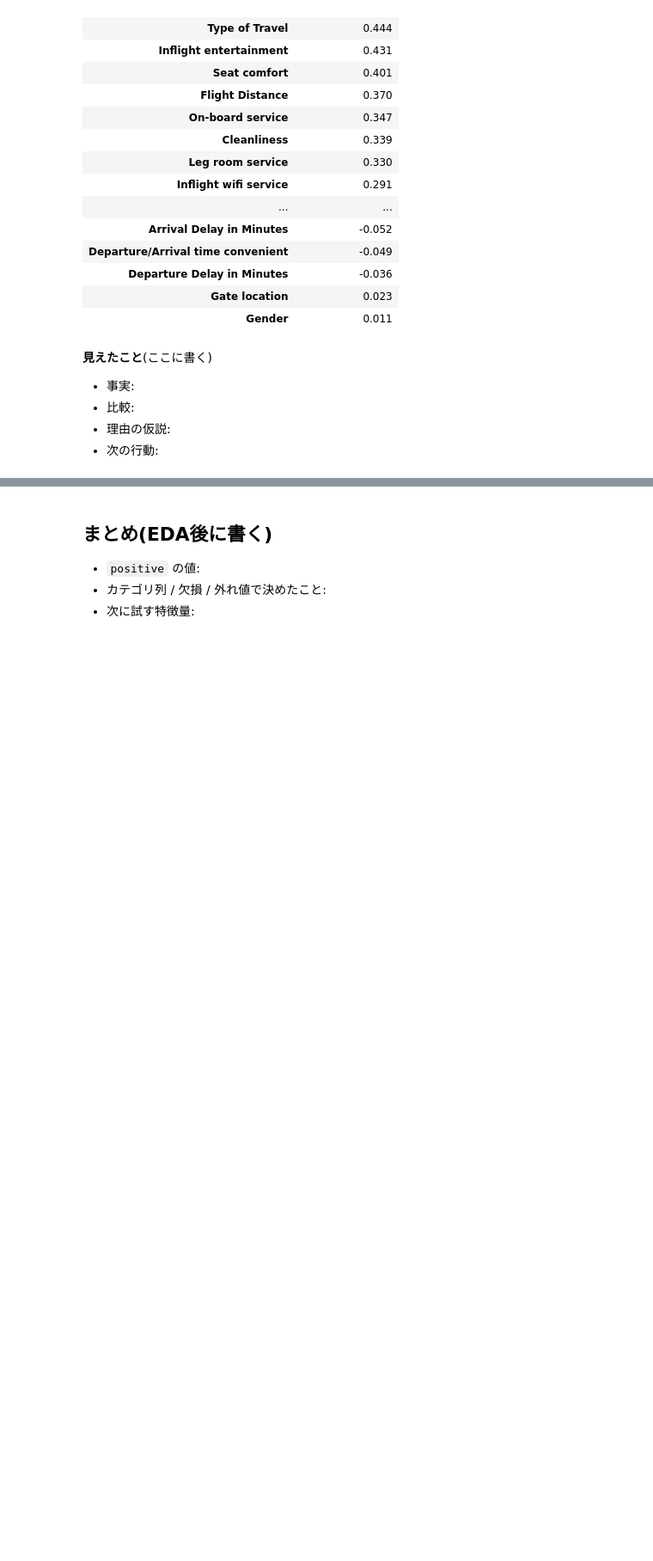
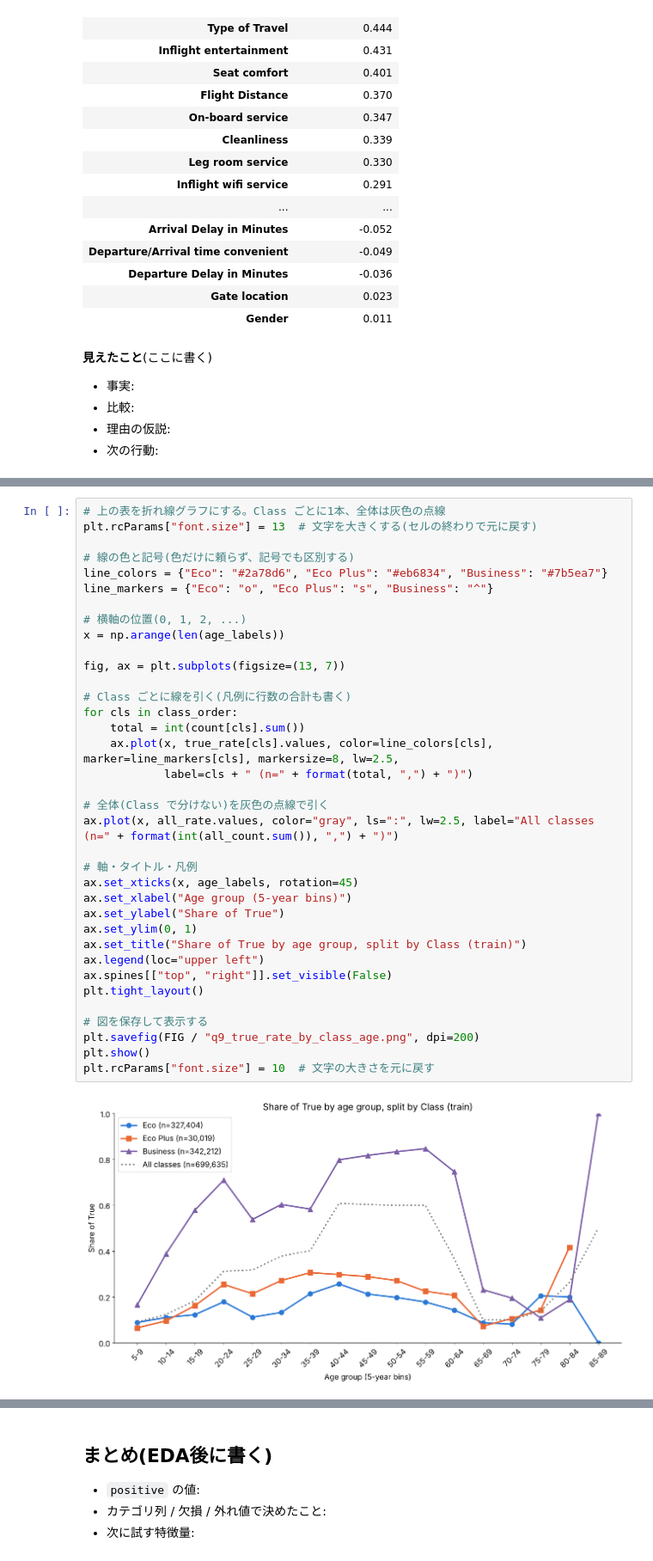
Before and after one commit to mika-42261/2610playground, a Jupyter notebook: 01_eda.ipynb, the cells around one changed output, grey strips where cells are left out. Shown at 86% size. Saved outputs shown, nothing was run; the diff lists cells and outputs as text; blank space fills up the shorter version.

Commit message:
EDA Q9: share of True by age group (5-year bins), split by Class
Co-Authored-By: Claude Sonnet 5.5 <noreply@anthropic.com>
Claude-Session: https://claude.ai/code/session_01J5KJpkFvTomVHyo4AoKNwZ

```diff
--- a/01_eda.ipynb
+++ b/01_eda.ipynb
@@ -830,0 +893,38 @@ display(corr_target.loc[order_cols].round(3).to_frame("corr with target"))
+# %%
+# 上の表を折れ線グラフにする。Class ごとに1本、全体は灰色の点線
+plt.rcParams["font.size"] = 13  # 文字を大きくする(セルの終わりで元に戻す)
+
+# 線の色と記号(色だけに頼らず、記号でも区別する)
+line_colors = {"Eco": "#2a78d6", "Eco Plus": "#eb6834", "Business": "#7b5ea7"}
+line_markers = {"Eco": "o", "Eco Plus": "s", "Business": "^"}
+
+# 横軸の位置(0, 1, 2, ...)
+x = np.arange(len(age_labels))
+
+fig, ax = plt.subplots(figsize=(13, 7))
+
+# Class ごとに線を引く(凡例に行数の合計も書く)
+for cls in class_order:
+    total = int(count[cls].sum())
+    ax.plot(x, true_rate[cls].values, color=line_colors[cls], marker=line_markers[cls], markersize=8, lw=2.5,
+            label=cls + " (n=" + format(total, ",") + ")")
+
+# 全体(Class で分けない)を灰色の点線で引く
+ax.plot(x, all_rate.values, color="gray", ls=":", lw=2.5, label="All classes (n=" + format(int(all_count.sum()), ",") + ")")
+
+# 軸・タイトル・凡例
+ax.set_xticks(x, age_labels, rotation=45)
+ax.set_xlabel("Age group (5-year bins)")
+ax.set_ylabel("Share of True")
+ax.set_ylim(0, 1)
+ax.set_title("Share of True by age group, split by Class (train)")
+ax.legend(loc="upper left")
+ax.spines[["top", "right"]].set_visible(False)
+plt.tight_layout()
+
+# 図を保存して表示する
+plt.savefig(FIG / "q9_true_rate_by_class_age.png", dpi=200)
+plt.show()
+plt.rcParams["font.size"] = 10  # 文字の大きさを元に戻す
+# %% [output]
+[figure, added]
```
Also changed, not shown: parts of 3 cells of this notebook, 1 other file.
